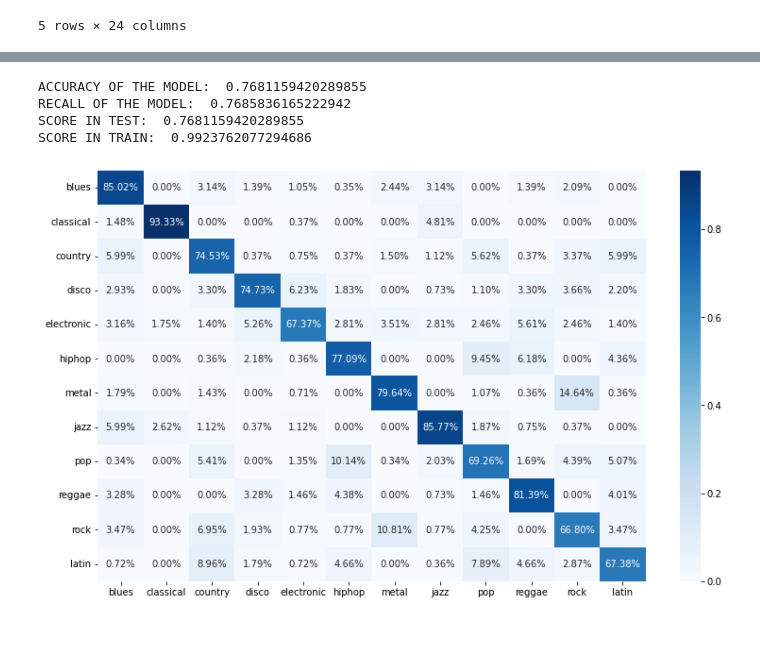
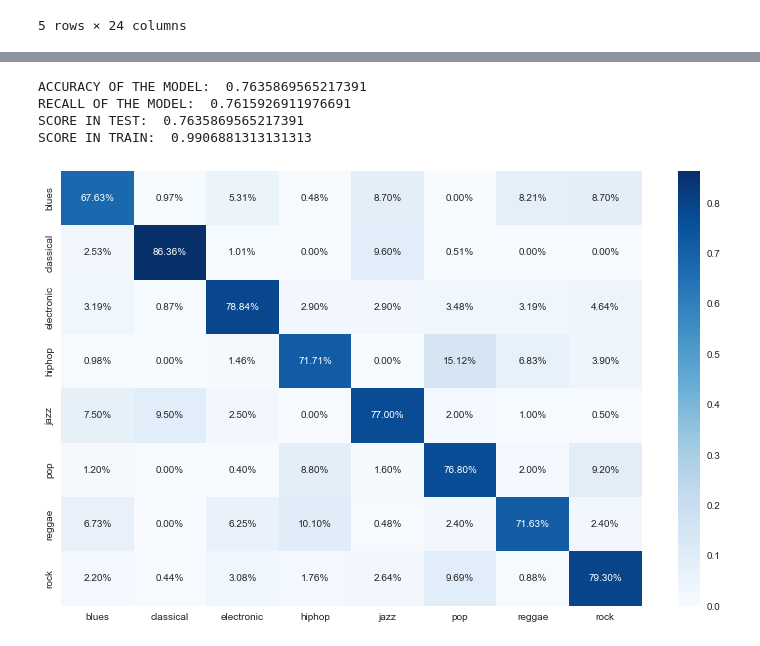
Before and after one commit to laurabarredaagusti/genre_prediction, a Jupyter notebook: SRC/notebooks/genre_prediction/modelling.ipynb, the cells around one changed output, grey strips where cells are left out. Saved outputs shown, nothing was run; the diff lists cells and outputs as text; code cells hidden in the pictures.

```diff
--- a/SRC/notebooks/genre_prediction/modelling.ipynb
+++ b/SRC/notebooks/genre_prediction/modelling.ipynb
@@ -276,15 +252,13 @@ X_train, X_test, y_train, y_test = train_test_split(X_train_smote, y_train_smote
 # %%
-# After testing with the model, our accuracy has improved a lot, but it can be also due to overfitting
+# After testing with the model, our accuracy has improved a lot, but it can be also due to overf2itting
 
-rf = RandomForestClassifier(max_depth=25, min_samples_leaf=1, min_samples_split=5, n_estimators=1200)
-rf.fit(X_train, y_train)
-# Probabilities of each genre
-rf_probs = rf.predict_proba(X_test)
+rf2 = RandomForestClassifier(max_depth=25, min_samples_leaf=1, min_samples_split=5, n_estimators=1200)
+rf2.fit(X_train_smote, y_train_smote)
 
-y_pred = rf.predict(X_test)
+rf2_pred = rf2.predict(X_test)
 
-print("ACCURACY OF THE MODEL: ", metrics.accuracy_score(y_test, y_pred))
-print("RECALL OF THE MODEL: ", metrics.recall_score(y_test, y_pred, average='macro'))
-print("SCORE IN TEST: ", rf.score(X_test, y_test))
-print("SCORE IN TRAIN: ", rf.score(X_train, y_train))
+print("ACCURACY OF THE MODEL: ", metrics.accuracy_score(y_test, rf2_pred))
+print("RECALL OF THE MODEL: ", metrics.recall_score(y_test, rf2_pred, average='macro'))
+print("SCORE IN TEST: ", rf2.score(X_test, y_test))
+print("SCORE IN TRAIN: ", rf2.score(X_train_smote, y_train_smote))
 # %% [output]
@@ -295,35 +269,31 @@ SCORE IN TRAIN:  0.9921497584541062
 # %%
 # We will try now undersampling, since it's a safer technique, and see if we also get good resaults.
-
 rus = RandomUnderSampler(random_state=42)
 X_train_rus, y_train_rus= rus.fit_resample(X_train, y_train)
-
-X_train, X_test, y_train, y_test = train_test_split(X_train_smote, y_train_smote, test_size = 0.20)
 # %%
 # Undersampling has given us better resaults, as we can see in the accuracy
+rf3 = RandomForestClassifier(max_depth=25, min_samples_leaf=1, min_samples_split=5, n_estimators=1200)
+rf3.fit(X_train_rus, y_train_rus)
 
-rf = RandomForestClassifier(max_depth=25, min_samples_leaf=1, min_samples_split=5, n_estimators=1200)
-rf.fit(X_train, y_train)
+rf3_pred = rf3.predict(X_test)
 
-y_pred = rf.predict(X_test)
-
-print("ACCURACY OF THE MODEL: ", metrics.accuracy_score(y_test, y_pred))
-print("RECALL OF THE MODEL: ", metrics.recall_score(y_test, y_pred, average='macro'))
-print("SCORE IN TEST: ", rf.score(X_test, y_test))
-print("SCORE IN TRAIN: ", rf.score(X_train, y_train))
+print("ACCURACY OF THE MODEL: ", metrics.accuracy_score(y_test, rf3_pred))
+print("RECALL OF THE MODEL: ", metrics.recall_score(y_test, rf3_pred, average='macro'))
+print("SCORE IN TEST: ", rf3.score(X_test, y_test))
+print("SCORE IN TRAIN: ", rf3.score(X_train_rus, y_train_rus))
 # %% [output]
-ACCURACY OF THE MODEL:  0.7681159420289855
-RECALL OF THE MODEL:  0.7685836165222942
-SCORE IN TEST:  0.7681159420289855
-SCORE IN TRAIN:  0.9923762077294686
+ACCURACY OF THE MODEL:  0.7635869565217391
+RECALL OF THE MODEL:  0.7615926911976691
+SCORE IN TEST:  0.7635869565217391
+SCORE IN TRAIN:  0.9906881313131313
 # %%
 # From the confusion matrix we can observe that the classes which got the worst classification, have been
 # trance, techno and synthwave
 
-x_axis_labes = ['blues', 'classical', 'country', 'disco', 'electronic', 'hiphop', 'metal', 'jazz', 'pop', 'reggae', 'rock', 'latin']
-y_axis_labels = ['blues', 'classical', 'country', 'disco', 'electronic', 'hiphop', 'metal', 'jazz', 'pop', 'reggae', 'rock', 'latin']
+x_axis_labes = ['blues', 'classical', 'electronic', 'hiphop', 'jazz', 'pop', 'reggae', 'rock']
+y_axis_labels = ['blues', 'classical', 'electronic', 'hiphop', 'jazz', 'pop', 'reggae', 'rock']
 plt.figure(figsize=(13,8))
-sns.heatmap(confusion_matrix(y_test, y_pred, normalize='true', labels=np.unique(y_test)), annot=True,
+sns.heatmap(confusion_matrix(y_test, rf3_pred, normalize='true', labels=np.unique(y_test)), annot=True,
             fmt='.2%', cmap='Blues', xticklabels=x_axis_labes, yticklabels=y_axis_labels);
 # %% [output]
-[figure, old version]
+[figure, new version]
```
Also changed, not shown: parts of 32 cells of this notebook, 23 other files.
